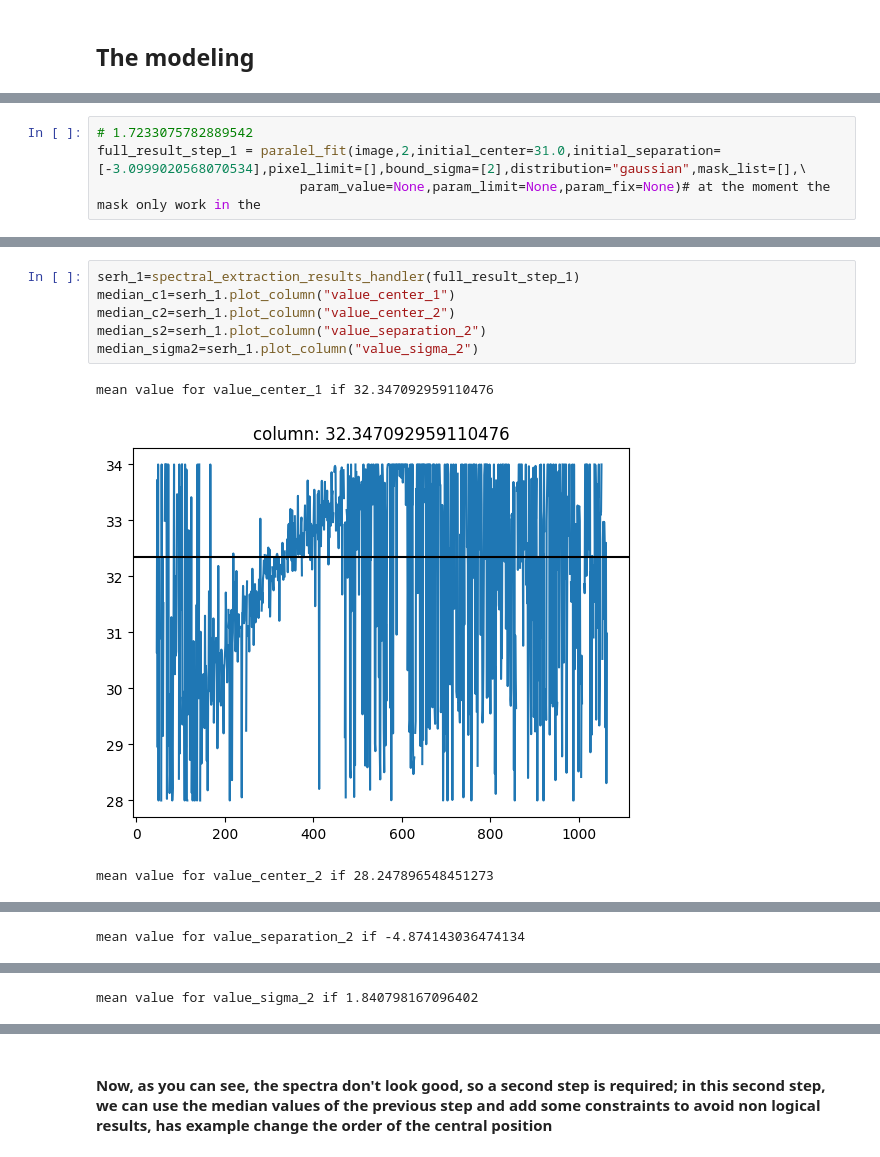
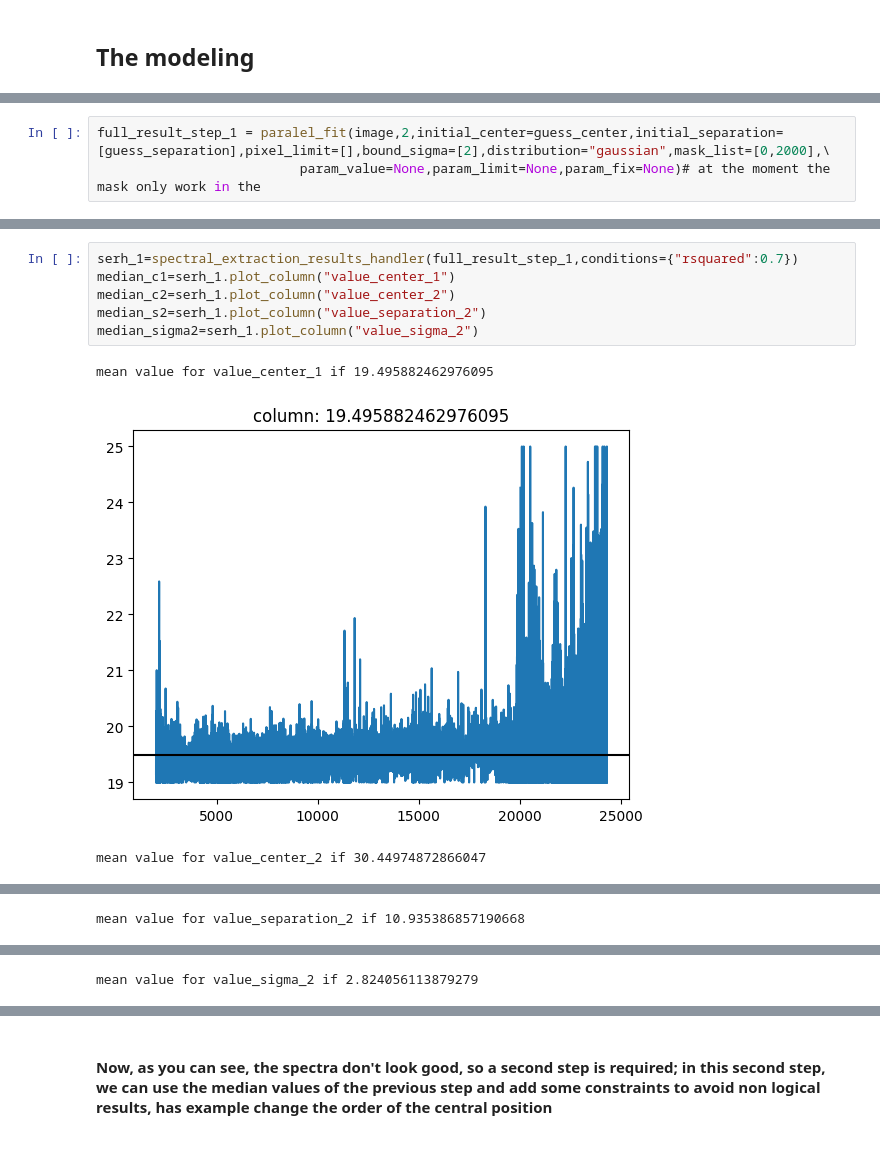
Before and after one commit to felavila/code_for_extraction_2d_spectra, a Jupyter notebook: how_to_use_example_v0.ipynb, the cells around one changed output, grey strips where cells are left out. Drawn from its saved outputs; the diff is of its cells as text.

```diff
--- a/how_to_use_example_v0.ipynb
+++ b/how_to_use_example_v0.ipynb
@@ -52,5 +57,4 @@ print(guess_center,guess_separation) # keep the sign in the separation to be con
 # %%
-# 1.7233075782889542
-full_result_step_1 = paralel_fit(image,2,initial_center=31.0,initial_separation=[-3.0999020568070534],pixel_limit=[],bound_sigma=[2],distribution="gaussian",mask_list=[],\
+full_result_step_1 = paralel_fit(image,2,initial_center=guess_center,initial_separation=[guess_separation],pixel_limit=[],bound_sigma=[2],distribution="gaussian",mask_list=[0,2000],\
                           param_value=None,param_limit=None,param_fix=None)# at the moment the mask only work in the
 # %% [output]
@@ -58,10 +98,10 @@ The code will be executed in 16 core using 2 sources an a gaussian distribution
 # %%
-serh_1=spectral_extraction_results_handler(full_result_step_1)
+serh_1=spectral_extraction_results_handler(full_result_step_1,conditions={"rsquared":0.7})
 median_c1=serh_1.plot_column("value_center_1")
 median_c2=serh_1.plot_column("value_center_2")
 median_s2=serh_1.plot_column("value_separation_2")
 median_sigma2=serh_1.plot_column("value_sigma_2")
 # %% [output]
-mean value for value_center_1 if 32.347092959110476
+mean value for value_center_1 if 19.495882462976095
-[figure, old version]
+[figure, new version]
-mean value for value_center_2 if 28.247896548451273
+mean value for value_center_2 if 30.44974872866047
@@ -69 +109 @@ mean value for value_center_2 if 28.247896548451273
-mean value for value_separation_2 if -4.874143036474134
+mean value for value_separation_2 if 10.935386857190668
@@ -71 +111 @@ mean value for value_separation_2 if -4.874143036474134
-mean value for value_sigma_2 if 1.840798167096402
+mean value for value_sigma_2 if 2.824056113879279
```
Also changed, not shown: parts of 11 cells of this notebook, 1 other file.
